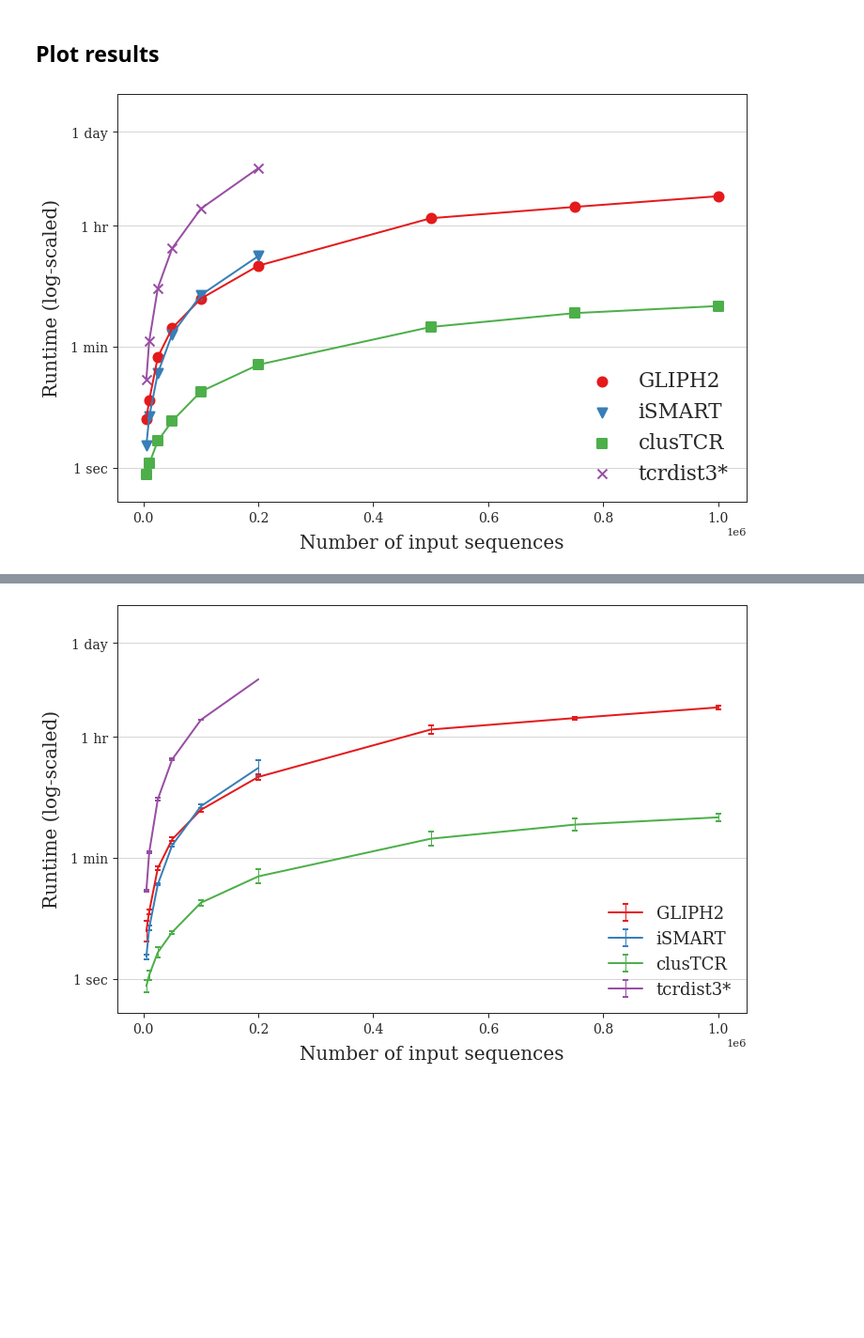
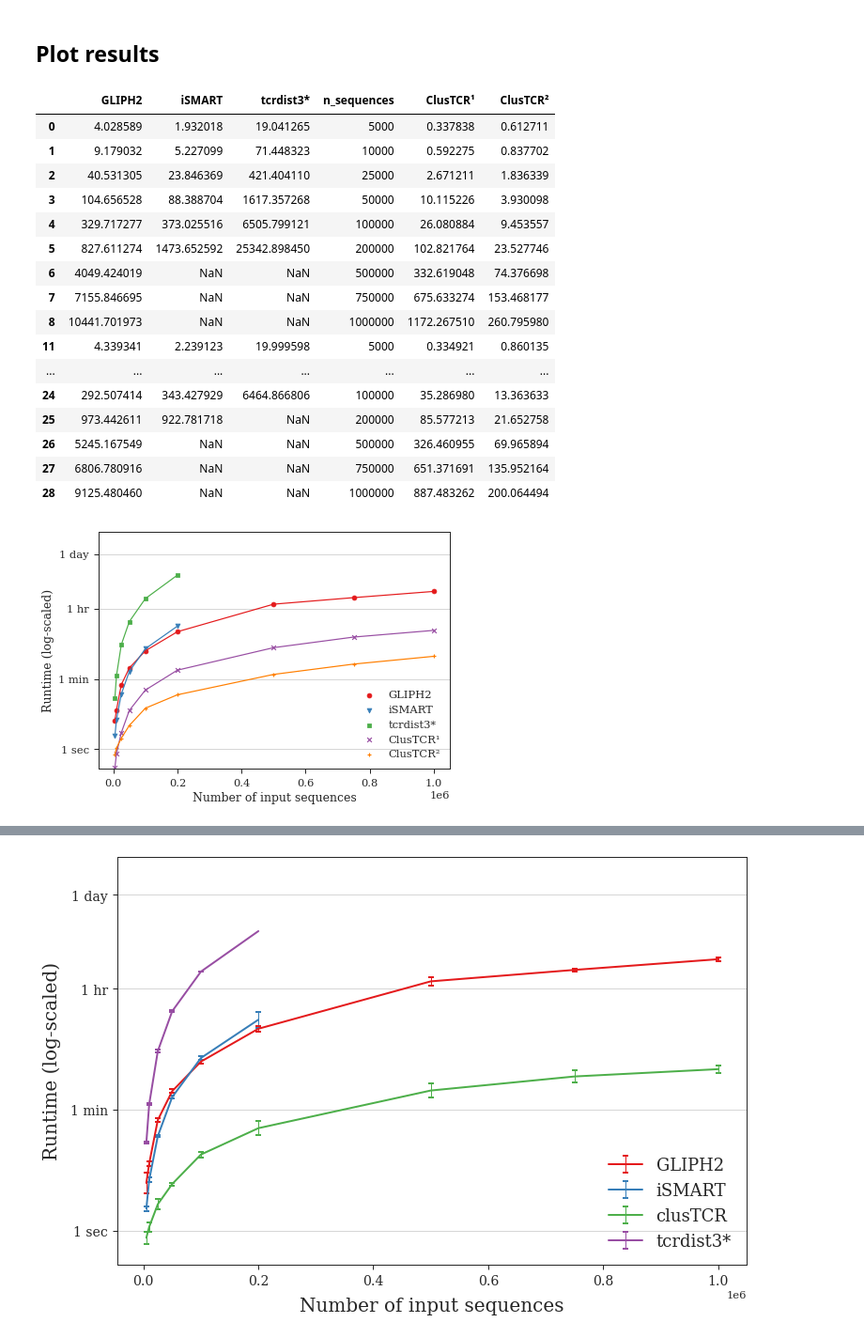
Before and after one commit to svalkiers/clusTCR, a Jupyter notebook: analysis/compare_methods_speed.ipynb, the cells around one changed output, grey strips where cells are left out. Shown: that part at 94% size. Saved outputs shown, nothing was run; the diff lists cells and outputs as text; code cells hidden in the pictures; blank space fills up the shorter version.

Commit message:
TCRDist clustering methods + speed re-evaluation

```diff
--- a/analysis/compare_methods_speed.ipynb
+++ b/analysis/compare_methods_speed.ipynb
@@ -95,6 +212,8 @@ data = pd.read_csv('results/method_comparison_speed.tsv', sep = '\t')
 
 # Only consider number of input sequences <= 10**6
 data = data[data['n_sequences']<=10**6]
+# %%
+data = data.rename(columns={'tcrdist3*':'TCRDist*'})
 # %%
 avg = data.groupby(by='n_sequences').mean()
 std = data.groupby(by='n_sequences').std()
@@ -108,39 +227,54 @@ with open('test_table.tsv', 'w') as f:
                 c += 1
             else:
                 f.write('%s $\pm$ %s \n' % (np.round(i,2),np.round(j,2)))
+# %%
+data
+# %% [output]
+|  | GLIPH2 | iSMART | tcrdist3* | n_sequences | ClusTCR¹ | ClusTCR² |
+| 0 | 4.028589 | 1.932018 | 19.041265 | 5000 | 0.337838 | 0.612711 |
+| 1 | 9.179032 | 5.227099 | 71.448323 | 10000 | 0.592275 | 0.837702 |
+| 2 | 40.531305 | 23.846369 | 421.404110 | 25000 | 2.671211 | 1.836339 |
+| 3 | 104.656528 | 88.388704 | 1617.357268 | 50000 | 10.115226 | 3.930098 |
+| 4 | 329.717277 | 373.025516 | 6505.799121 | 100000 | 26.080884 | 9.453557 |
+| 5 | 827.611274 | 1473.652592 | 25342.898450 | 200000 | 102.821764 | 23.527746 |
+| 6 | 4049.424019 | NaN | NaN | 500000 | 332.619048 | 74.376698 |
+| 7 | 7155.846695 | NaN | NaN | 750000 | 675.633274 | 153.468177 |
+| 8 | 10441.701973 | NaN | NaN | 1000000 | 1172.267510 | 260.795980 |
+| 11 | 4.339341 | 2.239123 | 19.999598 | 5000 | 0.334921 | 0.860135 |
+| ... | ... | ... | ... | ... | ... | ... |
+| 24 | 292.507414 | 343.427929 | 6464.866806 | 100000 | 35.286980 | 13.363633 |
+| 25 | 973.442611 | 922.781718 | NaN | 200000 | 85.577213 | 21.652758 |
+| 26 | 5245.167549 | NaN | NaN | 500000 | 326.460955 | 69.965894 |
+| 27 | 6806.780916 | NaN | NaN | 750000 | 651.371691 | 135.952164 |
+| 28 | 9125.480460 | NaN | NaN | 1000000 | 887.483262 | 200.064494 |
 # %%
-methods = data.columns[:-1]
-n_seq = data[data.columns[-1]].unique()
+methods = data.drop(columns=['n_sequences']).columns
+n_seq = data.n_sequences.unique()
 colors = ['tab:blue', 'tab:orange', '']
-markers = ["o", "v", "s", "x"]
+markers = ["o", "v", "s", "x", "+"]
 
-fig, ax = plt.subplots(figsize=(12,8))
+fig, ax = plt.subplots()
 for (method, marker) in zip(methods, markers):
     ax.scatter(n_seq, y = np.log10(data.groupby(by='n_sequences').mean()[method]),
                marker = marker,
-               s = 100,
-               linewidths = 2,
                label = method,
-               zorder = 1,
               )
-    ax.plot(n_seq, np.log10(data.groupby(by='n_sequences').mean()[method]),
-            alpha = 1,
-            lw = 2,
-            zorder = 2)
+    ax.plot(n_seq, np.log10(data.groupby(by='n_sequences').mean()[method]))
 
 # ax.set_title('Speed of TCR clustering methods', fontsize = 32, y=1.04)
-ax.set_xlabel('Number of input sequences', fontsize = 20, labelpad = 10)
-ax.set_ylabel('Runtime (log-scaled)', fontsize = 20, labelpad = 10)
-ax.tick_params(axis='both', which='major', labelsize=14)
-ax.tick_params(axis='both', which='minor', labelsize=8)
-ax.legend(fontsize = 'xx-large')
+ax.set_xlabel('Number of input sequences')
+ax.set_ylabel('Runtime (log-scaled)')
+ax.tick_params(axis='both', which='major')
+ax.tick_params(axis='both', which='minor')
+ax.legend()
 
 locs = np.log10([1,60,3600,86400])
 labels = ["1 sec", "1 min", "1 hr", "1 day"]
 plt.ylim((-0.5,5.5))
 plt.yticks(ticks=locs, labels=labels)
 plt.grid(axis='y')
 
-fig.savefig('results/figures/method_comparison_speed_log.eps', format='eps')
+fig.tight_layout()
+# fig.savefig('results/figures/method_comparison_speed_log.eps', format='eps')
 # %% [output]
-[figure, old version]
+[figure, new version]
```
Also changed, not shown: parts of 8 cells of this notebook, 11 other files.
